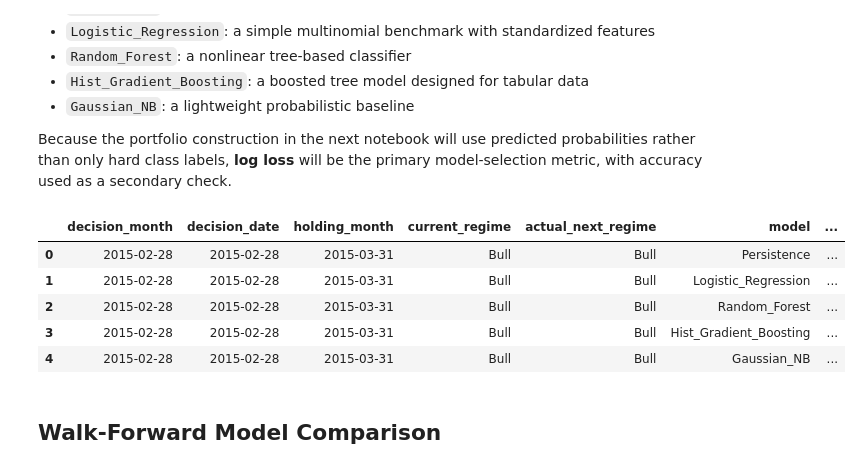
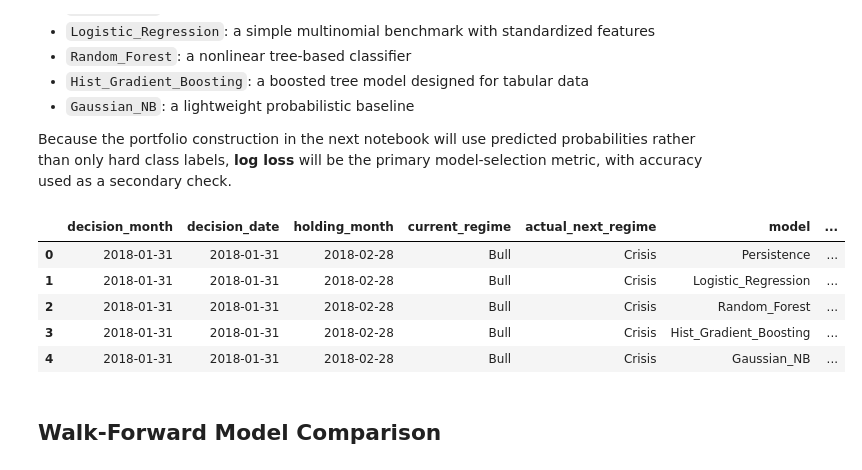
Before and after one commit to aidanpmitchell/stochastic-regime-portfolio-optimization, a Jupyter notebook: notebooks/07_macro_regime_prediction.ipynb, the cells around one changed output. Saved outputs shown, nothing was run; the diff lists cells and outputs as text; code cells hidden in the pictures.

Commit message:
Add point-in-time HMM targets for macro regime prediction

```diff
--- a/notebooks/07_macro_regime_prediction.ipynb
+++ b/notebooks/07_macro_regime_prediction.ipynb
@@ -96,12 +254,13 @@ fred_series = {
 
 
 def download_fred_series(series_id, output_dir):
-    url = f"https://fred.stlouisfed.org/graph/fredgraph.csv?id={series_id}"
-    response = requests.get(url, timeout=30)
-    response.raise_for_status()
+    path = output_dir / f"{series_id}.csv"
 
-    path = output_dir / f"{series_id}.csv"
-    path.write_text(response.text)
+    if not path.exists():
+        url = f"https://fred.stlouisfed.org/graph/fredgraph.csv?id={series_id}"
+        response = requests.get(url, timeout=30)
+        response.raise_for_status()
+        path.write_text(response.text)
 
     df = pd.read_csv(path)
     df[series_id] = pd.to_numeric(df[series_id], errors="coerce")
@@ -164,8 +323,23 @@ A one-month lag is applied to all features to reduce look-ahead risk. This is st
 model_data = monthly_regime_targets.set_index("decision_month").join(macro_features_lagged, how="left")
 model_data = model_data.dropna().copy()
 
-feature_cols = [col for col in model_data.columns if col not in ["current_state", "current_regime", "holding_month", "next_regime", "next_state"]]
 regime_order = ["Bull", "Neutral", "Crisis"]
+target_metadata_cols = [
+    "decision_date",
+    "current_state",
+    "current_regime",
+    "holding_month",
+    "next_regime",
+    "next_state",
+    "hmm_seed",
+    "hmm_score",
+    "Bull_count",
+    "Neutral_count",
+    "Crisis_count",
+    "raw_state_mean_return",
+    "raw_state_mean_vol",
+]
+feature_cols = [col for col in model_data.columns if col not in target_metadata_cols]
 
 print("Model sample starts:", model_data.index.min().date())
 print("Model sample ends:", model_data.index.max().date())
@@ -277,41 +451,41 @@ for i in range(min_training_months, len(model_data)):
 
     base_record = {
         "decision_month": test.index[0],
-        "decision_date": test.index[0],
+        "decision_date": test["decision_date"].iloc[0],
         "holding_month": test["holding_month"].iloc[0],
         "current_regime": test["current_regime"].iloc[0],
         "actual_next_regime": test["next_regime"].iloc[0],
     }
 
     persistence_probs = one_hot_probability(base_record["current_regime"], regime_order)
     predictions.append({
         **base_record,
         "model": "Persistence",
         "predicted_regime": persistence_probs.idxmax(),
         **{f"p_{regime}": persistence_probs[regime] for regime in regime_order},
     })
 
     for model_name, model in models.items():
         fitted = clone(model)
         fitted.fit(X_train, y_train)
         probs = aligned_model_probabilities(fitted, X_test, regime_order)
 
         predictions.append({
             **base_record,
             "model": model_name,
             "predicted_regime": probs.idxmax(),
             **{f"p_{regime}": probs[regime] for regime in regime_order},
         })
 
 predictions = pd.DataFrame(predictions)
 predictions.head()
 # %% [output]
 |  | decision_month | decision_date | holding_month | current_regime | actual_next_regime | model | ... |
-| 0 | 2015-02-28 | 2015-02-28 | 2015-03-31 | Bull | Bull | Persistence | ... |
-| 1 | 2015-02-28 | 2015-02-28 | 2015-03-31 | Bull | Bull | Logistic_Regression | ... |
-| 2 | 2015-02-28 | 2015-02-28 | 2015-03-31 | Bull | Bull | Random_Forest | ... |
-| 3 | 2015-02-28 | 2015-02-28 | 2015-03-31 | Bull | Bull | Hist_Gradient_Boosting | ... |
-| 4 | 2015-02-28 | 2015-02-28 | 2015-03-31 | Bull | Bull | Gaussian_NB | ... |
+| 0 | 2018-01-31 | 2018-01-31 | 2018-02-28 | Bull | Crisis | Persistence | ... |
+| 1 | 2018-01-31 | 2018-01-31 | 2018-02-28 | Bull | Crisis | Logistic_Regression | ... |
+| 2 | 2018-01-31 | 2018-01-31 | 2018-02-28 | Bull | Crisis | Random_Forest | ... |
+| 3 | 2018-01-31 | 2018-01-31 | 2018-02-28 | Bull | Crisis | Hist_Gradient_Boosting | ... |
+| 4 | 2018-01-31 | 2018-01-31 | 2018-02-28 | Bull | Crisis | Gaussian_NB | ... |
 # %% [markdown]
 ## Walk-Forward Model Comparison
 # %%
```
Also changed, not shown: parts of 11 cells of this notebook, 6 other files.
